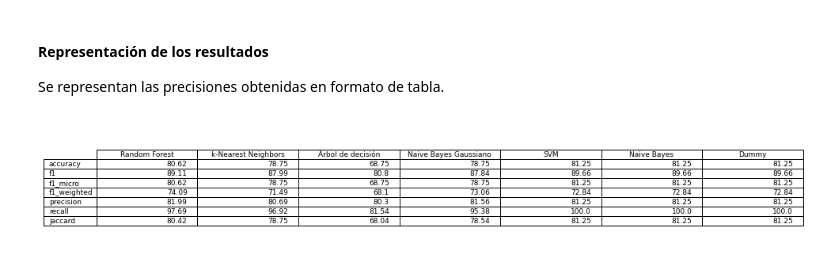
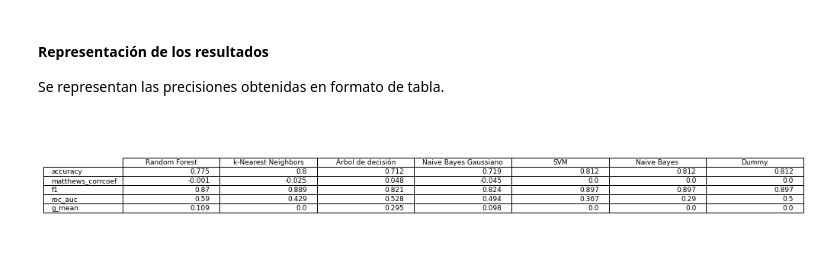
Before and after one commit to xam1002/TFG_Deteccion_Parkinson, a Jupyter notebook: notebooks/Entrenamiento.ipynb, the cells around one changed output. Saved outputs shown, nothing was run; the diff lists cells and outputs as text; code cells hidden in the pictures.

```diff
--- a/notebooks/Entrenamiento.ipynb
+++ b/notebooks/Entrenamiento.ipynb
@@ -47,13 +51,17 @@ Se inicializan las variables necesarias para entrenar los modelos.
 # %%
 # Se eliminan las columnas que no mejoren los resultados de los modelos (Mean time y Age)
 # y la clase (Parkinson) del conjunto de datos.
-X = df.drop(columns=['Mean time', 'Age', 'Parkinson'])
+X = df.drop(columns=['Max1.', 'Max2.', 'Max3.', 'Max4.', 'Max5.', 'Max6.', 'Max7.', 'Max8.', 'Max9.', 'Max10.',
+            'Min1.', 'Min2.', 'Min3.', 'Min4.', 'Min5.', 'Min6.', 'Min7.', 'Min8.', 'Min9.', 'Min10.',
+            'Diff1.', 'Diff2.', 'Diff3.', 'Diff4.', 'Diff5.', 'Diff6.', 'Diff7.', 'Diff8.', 'Diff9.',
+            'Diff10.', 'Mean time', 'Age', 'Parkinson'])
 
 # Se inicializa la matriz que contendrá la clase.
 y = df['Parkinson']
 
 # Métricas utilizadas en la validación cruzada
-score = ['accuracy', 'f1', 'f1_micro', 'f1_weighted', 'precision', 'recall', 'jaccard']
+score = ['accuracy', make_scorer(matthews_corrcoef), 'f1', 'roc_auc', make_scorer(geometric_mean_score)]
+nombres_scorer = ['accuracy', 'matthews_corrcoef', 'f1', 'roc_auc', 'g_mean']
 
 # Inicialización del estado aleatorio que tendrán los modelos.
 random_state = 55
@@ -61,18 +69,18 @@ random_state = 55
 # Modelos que se utilizarán para clasificar.
 modelos = []
 modelos.append(RandomForestClassifier(random_state=random_state))
-modelos.append( KNeighborsClassifier())
+modelos.append(KNeighborsClassifier())
 modelos.append(DecisionTreeClassifier(random_state=random_state))
 modelos.append(GaussianNB())
 modelos.append(SVC(random_state=random_state))
 modelos.append(MultinomialNB())
-modelos.append( DummyClassifier(random_state=random_state))
+modelos.append(DummyClassifier(random_state=random_state))
 
 # Nombres de los modelos.
 nombres=['Random Forest', 'k-Nearest Neighbors', 'Árbol de decisión', 'Naive Bayes Gaussiano', 'SVM', 'Naive Bayes', 'Dummy']
 
 # Obtención de los conjuntos de entrenamiento y test con los datos sin la clase
 # y con los datos de la clase.
-X_train, X_test, y_train, y_test = train_test_split(X, y)
+X_train, X_test, y_train, y_test = train_test_split(X, y, random_state=random_state)
 # %% [markdown]
 ### Entrenamiento de modelos y resultados
@@ -81,13 +89,14 @@ Se entrenan los modelos con cada *scorer* y se obtienen los resultados para conc
 #### Obtención de las precisiones
 Se obtienen las precisones medias de cada modelo utilizando validación cruzada con 2 divisiones y 5 repeticiones.
 # %%
+warnings.filterwarnings("ignore")
 resultados=[]
 for i in range(len(score)):
     aux=[]
     for modelo in modelos:
         cv = RepeatedStratifiedKFold(n_splits = 2, n_repeats = 5, random_state = random_state)
-        precisiones = cross_val_score(modelo, abs(X), y, cv=cv, scoring=score[i])
-        aux.append(round(precisiones.mean()*100, 2))
+        precisiones = cross_val_score(modelo, X, y, cv=cv, scoring=score[i])
+        aux.append(round(precisiones.mean(), 3))
     resultados.append(aux)
 # %% [markdown]
 #### Representación de los resultados
@@ -95,9 +104,9 @@ Se representan las precisiones obtenidas en formato de tabla.
 # %%
 fig, ax = plt.subplots(1,1)
 fig.set_size_inches(16, 3)
 ax.axis('tight')
 ax.axis('off')
-ax.table(cellText=resultados,colLabels=nombres, rowLabels=score, loc="center")
+ax.table(cellText=resultados,colLabels=nombres, rowLabels=nombres_scorer, loc="center")
 plt.show()
 # %% [output]
-[figure, old version]
+[figure, new version]
```
Also changed, not shown: parts of 2 cells of this notebook.
